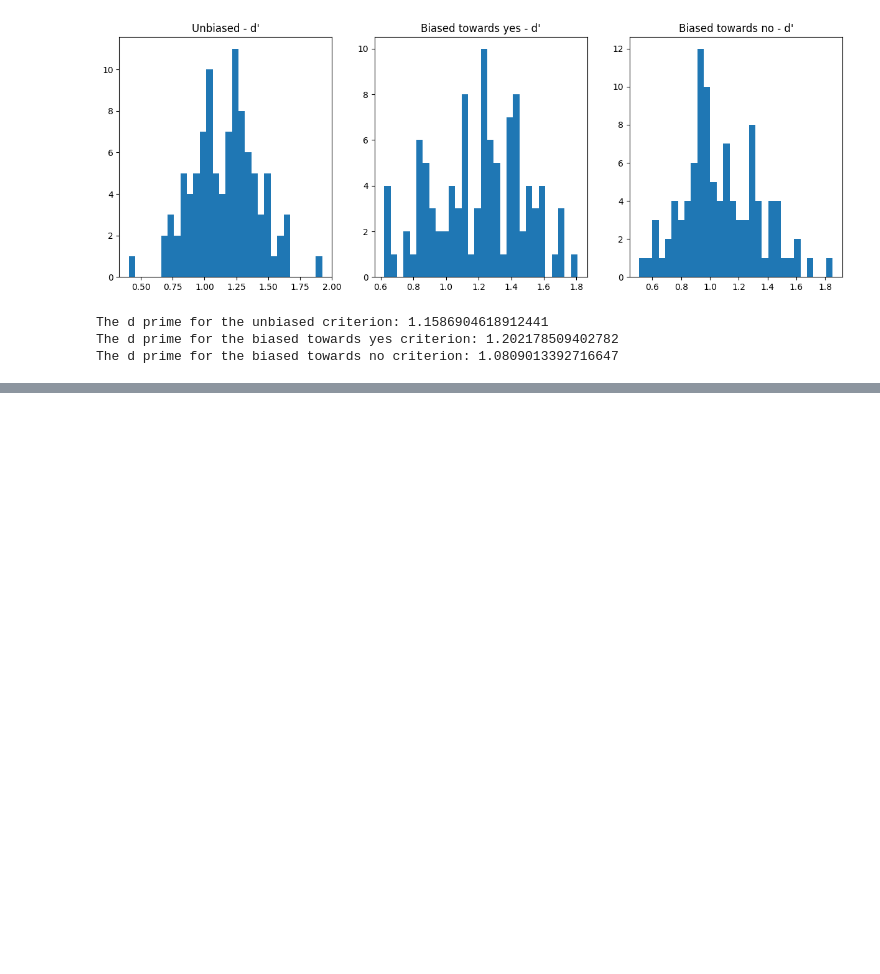
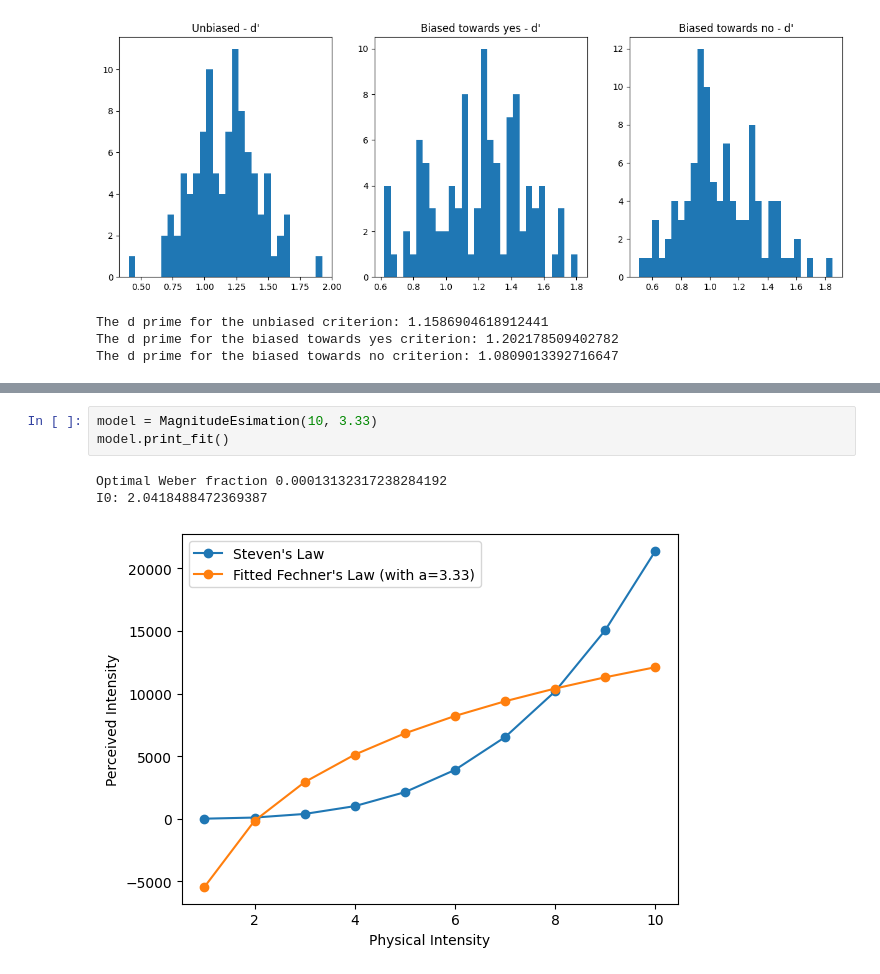
Before and after one commit to s180820/02458_Cognitive_Modelling, a Jupyter notebook: Exam/playground.ipynb, the cells around one changed output, grey strips where cells are left out. Cells and saved outputs as stored; diff of their text form; blank space fills up the shorter version.

```diff
--- a/Exam/playground.ipynb
+++ b/Exam/playground.ipynb
@@ -41,0 +59,7 @@ The d prime for the biased towards no criterion: 1.0809013392716647
+# %%
+model = MagnitudeEsimation(10, 3.33)
+model.print_fit()
+# %% [output]
+Optimal Weber fraction 0.00013132317238284192
+I0: 2.0418488472369387
+[figure, added]
```
Also changed, not shown: parts of 10 cells of this notebook, 3 other files.
